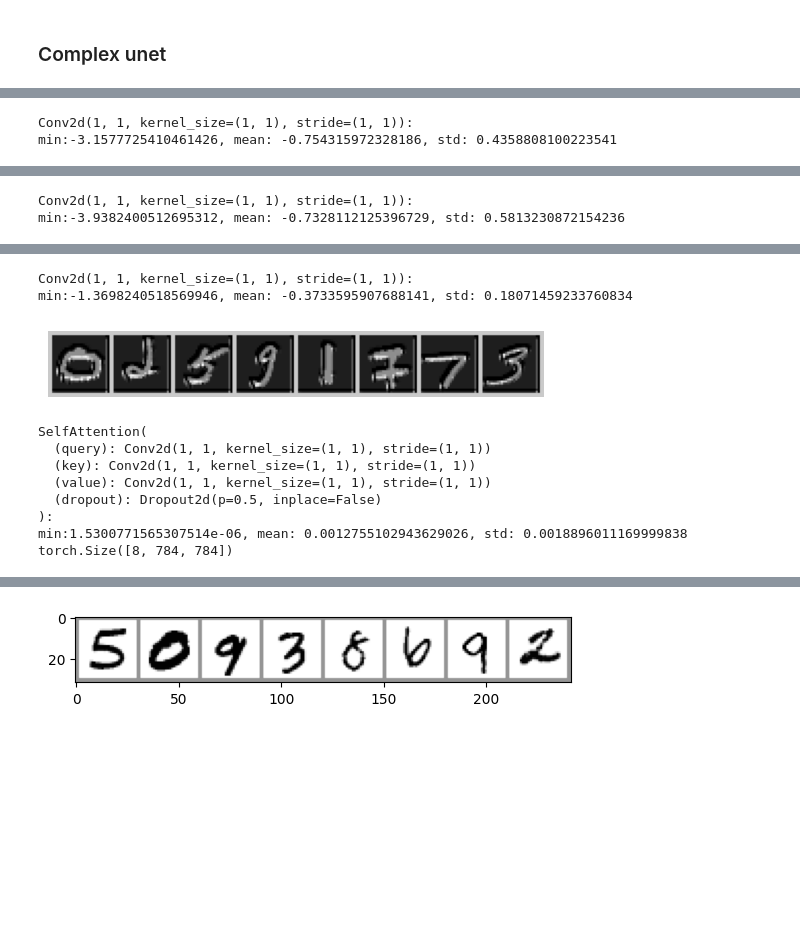
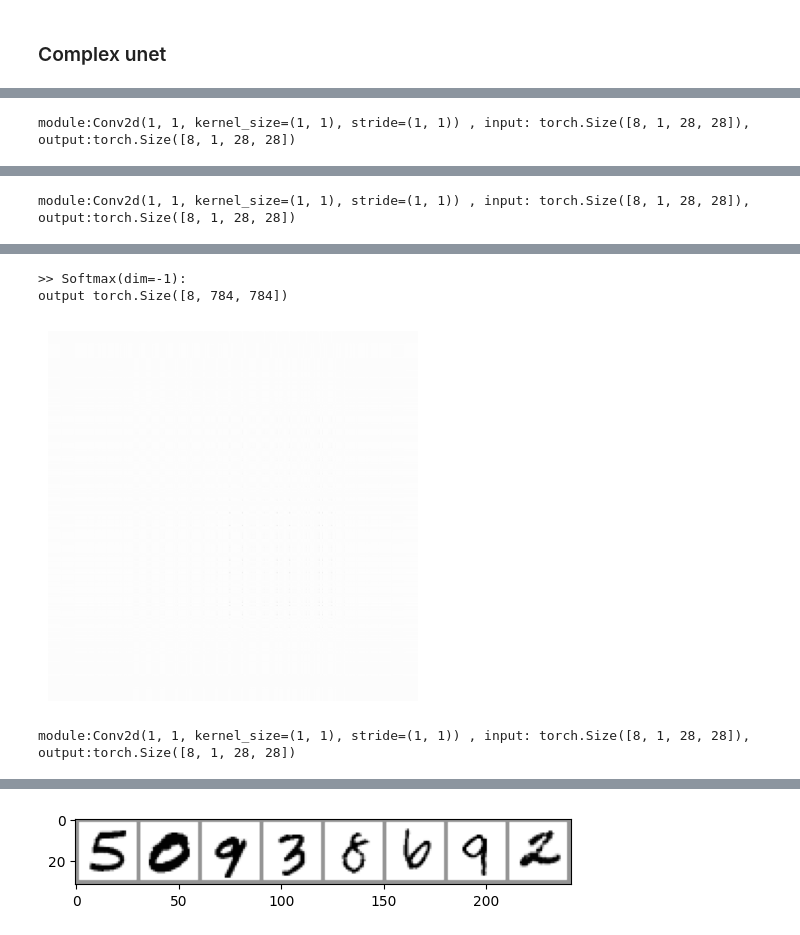
Before and after one commit to jean-kunz/cop_diffusion, a Jupyter notebook: nbks/diffusion_from_scratch.ipynb, the cells around one changed output, grey strips where cells are left out. Cells and saved outputs as stored; diff of their text form; code cells hidden in the pictures; blank space fills up the shorter version.

Commit message:
upd attn model

```diff
--- a/nbks/diffusion_from_scratch.ipynb
+++ b/nbks/diffusion_from_scratch.ipynb
@@ -398,7 +398,9 @@ class SimpleDiffusionModel(nn.Module):
 
         # U-Net-like architecture with skip connections
         self.encoder1 = nn.Conv2d(16, 64, kernel_size=3, padding=1)
+        self.bn1 = nn.BatchNorm2d(64)
         self.encoder2 = nn.Conv2d(64, 128, kernel_size=3, padding=1)
+        self.bn2 = nn.BatchNorm2d(128)
         # self.encoder3 = nn.Conv2d(64, 128, kernel_size=3, padding=1)
         # self.decoder1 = nn.ConvTranspose2d(128, 64, kernel_size=3, padding=1)
         self.decoder1 = nn.ConvTranspose2d(128, 64, kernel_size=3, padding=1)
@@ -427,11 +429,11 @@ class SimpleDiffusionModel(nn.Module):
         # ic(x.shape, emb_proj.shape, "brefore x + emb_proj")
         x = x + emb_proj
         # ic(x.shape, "after x + emb_proj")
-        x = F.relu(self.encoder1(x))
+        x = F.relu(self.bn1(self.encoder1(x)))
         # NB: pooling prevent the model from working
         skip1 = x  # For potential skip connections
 
-        x = F.relu(self.encoder2(x))
+        x = F.relu(self.bn2(self.encoder2(x)))
         skip2 = x  # For potential skip connections
 
         # skip3 = x
@@ -468,17 +470,20 @@ plt.show()
 # often a bad view/transpose operation can mix batch dimension with other dimension.
 # https://karpathy.github.io/2019/04/25/recipe/
 
-# model.train()
+
 optimizer = torch.optim.Adam(model.parameters(), lr=1e-3)
 # we backpropagate until the inputs
 inputs = torch.rand((8, 1, 28, 28), requires_grad=True, device=device)
+model.eval()  # to disable batch norm that breaks this check
 output = model(inputs, t, y)
 i = 2
 trivial_loss = output[i].sum()  # Sum the outputs of example i
 ic(trivial_loss)
 # Backward pass
+
 model.zero_grad()
 trivial_loss.backward()
+
 
 for idx in range(8):
     if idx == i:
@@ -718,13 +723,13 @@ log_interval = 50
 
 use_tiny_dataset = False
 model_id = "SimpleDiffusionModel"
-model_version = "0.9"
+model_version = "0.10"
 use_tiny_dataset = False
 n_epochs = 20
 last_epoch_nb = 10
 ic.disable()
 # make learning rate smaller
-if True:
+if False:
     torch.manual_seed(42)
     train_model(
         get_new_model=lambda: SimpleDiffusionModel(
@@ -921,28 +918,36 @@ class SelfAttention(nn.Module):
         self.value = nn.Conv2d(in_channels, in_channels, kernel_size=1)
         self.gamma = nn.Parameter(torch.zeros(1))
         self.dropout = nn.Dropout2d(0.5)
-        self.attention = None  # to be able to access it with a hook
+        self.attention_sftmx = nn.Softmax(dim=-1)  # to be able to access it with a hook
 
     def forward(self, x):
         batch_size, C, width, height = x.size()
-        query = self.query(x).view(batch_size, -1, width * height).permute(0, 2, 1)
+        query = (
+            self.query(x).view(batch_size, -1, width * height).permute(0, 2, 1)
+        )  # batch, w*h,C
+        ic(query.shape)
         key = self.key(x).view(batch_size, -1, width * height)
-        attention = torch.bmm(query, key)
-        self.attention = F.softmax(attention, dim=-1)
+        # like matmul but only for 3d tensor where first dim is batch size
+        # attention_bmm = torch.bmm(query, key)
+        raw_attention = torch.matmul(query, key)
+        # assert torch.equal(attention, attention_bmm)
+        # self.attention = F.softmax(attention, dim=-1)
+        attn = self.attention_sftmx(raw_attention)
         value = self.value(x).view(batch_size, -1, width * height)
-        out = torch.bmm(value, self.attention.permute(0, 2, 1))
+        # out_bmm = torch.bmm(value, self.attention.permute(0, 2, 1))
+        out = torch.matmul(value, attn.permute(0, 2, 1))
+        # assert torch.equal(out, out_bmm)
+
         out = out.view(batch_size, C, width, height)
         out = self.gamma * out + x
         return self.dropout(out)
 
 
 def atn_hook_fn(module, input, output):
-    print(f"{module}:")
-    attention_value = module.attention
-    print(
-        f"min:{attention_value.min()}, mean: {attention_value.mean()}, std: {attention_value.std()}"
-    )
-    print(f"{attention_value.shape}")
+    """Hook to view attention"""
+    print(f">> {module}:")
+    print("output", output.shape)
+    show_images(output[0])
 
 
 # in_chann
@@ -950,12 +955,10 @@ rc = ResidualDoubleConv(1, 1, dropout=0.0)
 rcx = rc(x)
 sa = SelfAttention(1, in_channel_divider=1)
 sa.query.register_forward_hook(hook_fn)
+sa.key.register_forward_hook(hook_fn)
+sa.attention_sftmx.register_forward_hook(atn_hook_fn)
 sa.value.register_forward_hook(hook_fn)
-sa.key.register_forward_hook(hook_fn)
-sa.register_forward_hook(atn_hook_fn)
 output = sa(rcx)
 show_images(output)
-# TODO: register to view the output of attention
 # %% [output]
-Conv2d(1, 1, kernel_size=(1, 1), stride=(1, 1)):
-min:-3.1577725410461426, mean: -0.754315972328186, std: 0.4358808100223541
+module:Conv2d(1, 1, kernel_size=(1, 1), stride=(1, 1)) , input: torch.Size([8, 1, 28, 28]), output:torch.Size([8, 1, 28, 28])
@@ -963,2 +966 @@ min:-3.1577725410461426, mean: -0.754315972328186, std: 0.4358808100223541
-Conv2d(1, 1, kernel_size=(1, 1), stride=(1, 1)):
-min:-3.9382400512695312, mean: -0.7328112125396729, std: 0.5813230872154236
+module:Conv2d(1, 1, kernel_size=(1, 1), stride=(1, 1)) , input: torch.Size([8, 1, 28, 28]), output:torch.Size([8, 1, 28, 28])
@@ -966,11 +968,4 @@ min:-3.9382400512695312, mean: -0.7328112125396729, std: 0.5813230872154236
-Conv2d(1, 1, kernel_size=(1, 1), stride=(1, 1)):
-min:-1.3698240518569946, mean: -0.3733595907688141, std: 0.18071459233760834
+>> Softmax(dim=-1):
+output torch.Size([8, 784, 784])
-[figure, old version]
+[figure, new version]
-SelfAttention(
-  (query): Conv2d(1, 1, kernel_size=(1, 1), stride=(1, 1))
-  (key): Conv2d(1, 1, kernel_size=(1, 1), stride=(1, 1))
-  (value): Conv2d(1, 1, kernel_size=(1, 1), stride=(1, 1))
-  (dropout): Dropout2d(p=0.5, inplace=False)
-):
-min:1.5300771565307514e-06, mean: 0.0012755102943629026, std: 0.0018896011169999838
-torch.Size([8, 784, 784])
+module:Conv2d(1, 1, kernel_size=(1, 1), stride=(1, 1)) , input: torch.Size([8, 1, 28, 28]), output:torch.Size([8, 1, 28, 28])
```
Also changed, not shown: parts of 12 cells of this notebook.
